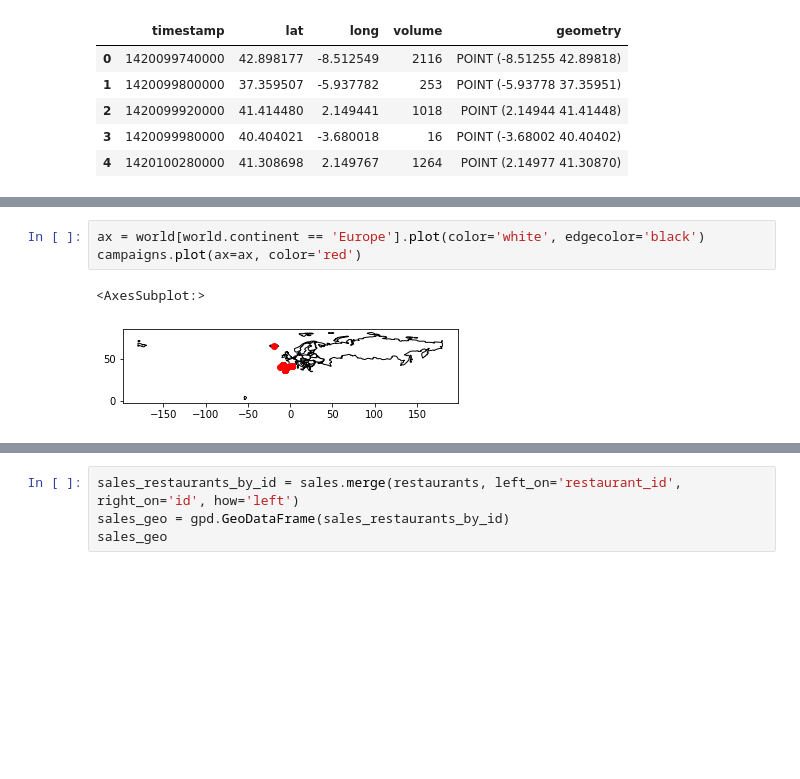
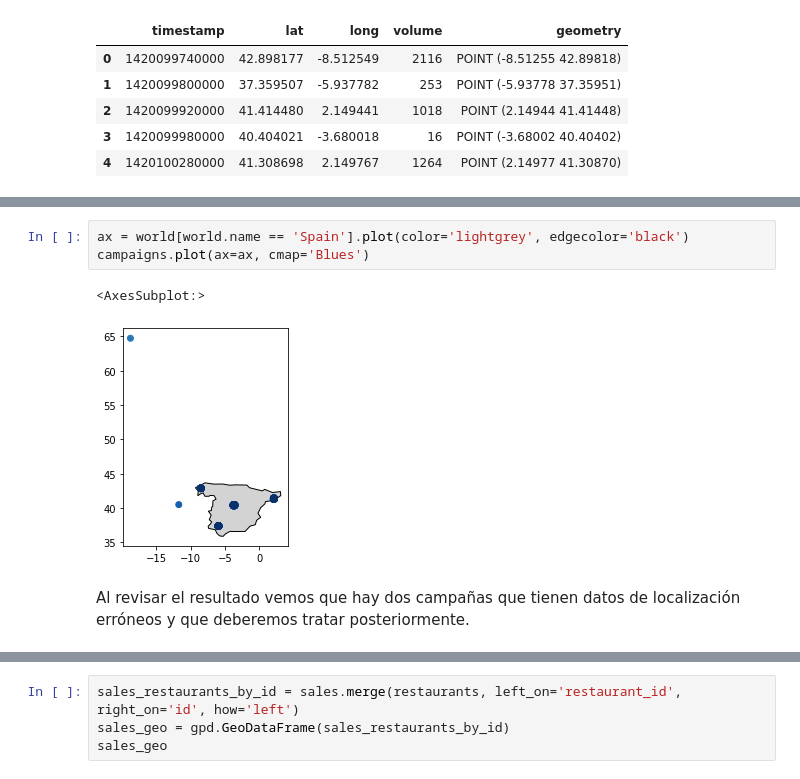
Before and after one commit to castares/effectiveness_by_campaign, a Jupyter notebook: data_exploration.ipynb, the cells around one changed output, grey strips where cells are left out. Drawn from its saved outputs; the diff is of its cells as text; blank space fills up the shorter version.

```diff
--- a/data_exploration.ipynb
+++ b/data_exploration.ipynb
@@ -65,6 +140,8 @@ campaigns.head()
 # %%
-ax = world[world.continent == 'Europe'].plot(color='white', edgecolor='black')
-campaigns.plot(ax=ax, color='red')
+ax = world[world.name == 'Spain'].plot(color='lightgrey', edgecolor='black')
+campaigns.plot(ax=ax, cmap='Blues')
 # %% [output]
 <AxesSubplot:>
-[figure, old version]
+[figure, new version]
+# %% [markdown]
+Al revisar el resultado vemos que hay dos campañas que tienen datos de localización erróneos y que deberemos tratar posteriormente.
```
Also changed, not shown: parts of 57 cells of this notebook.
